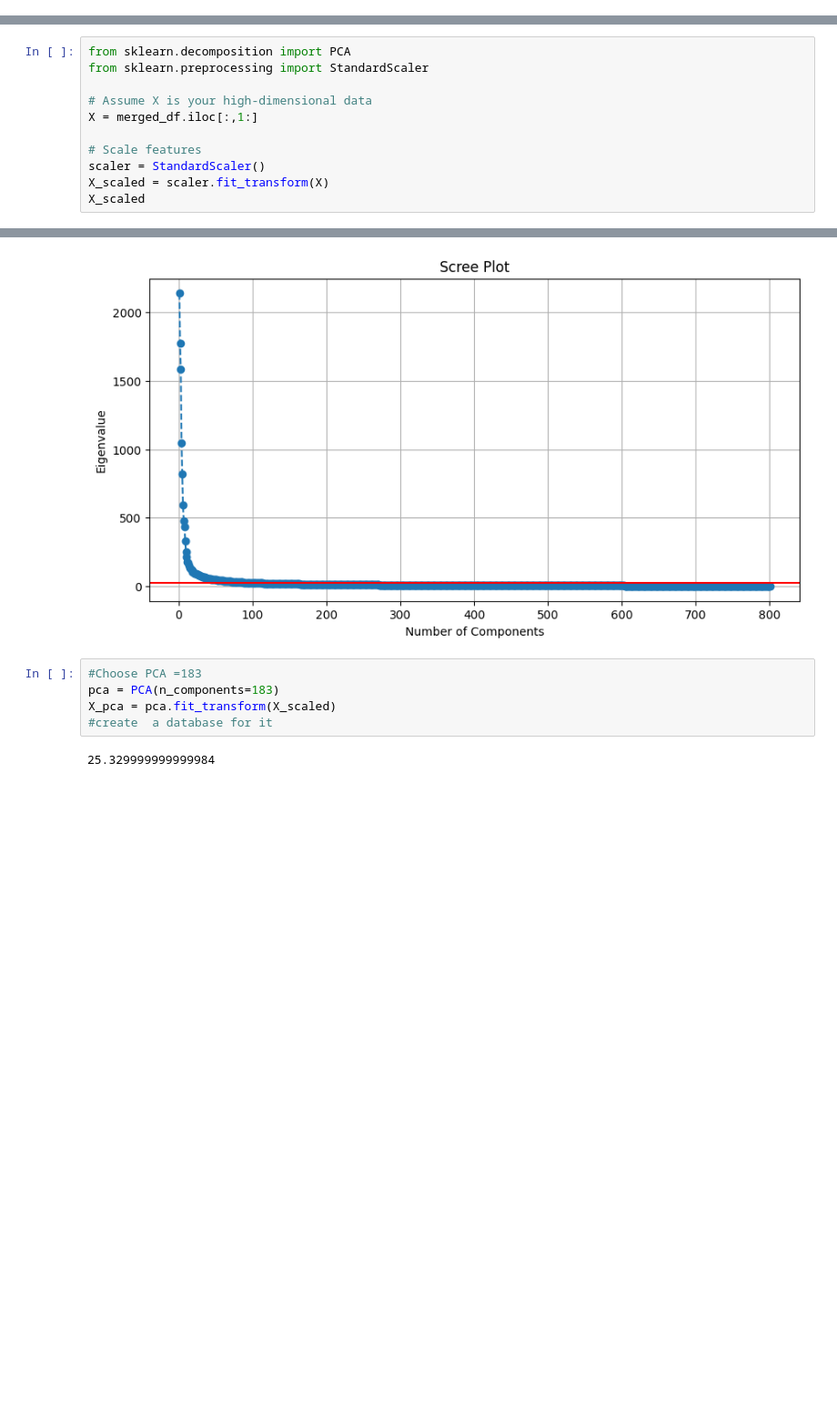
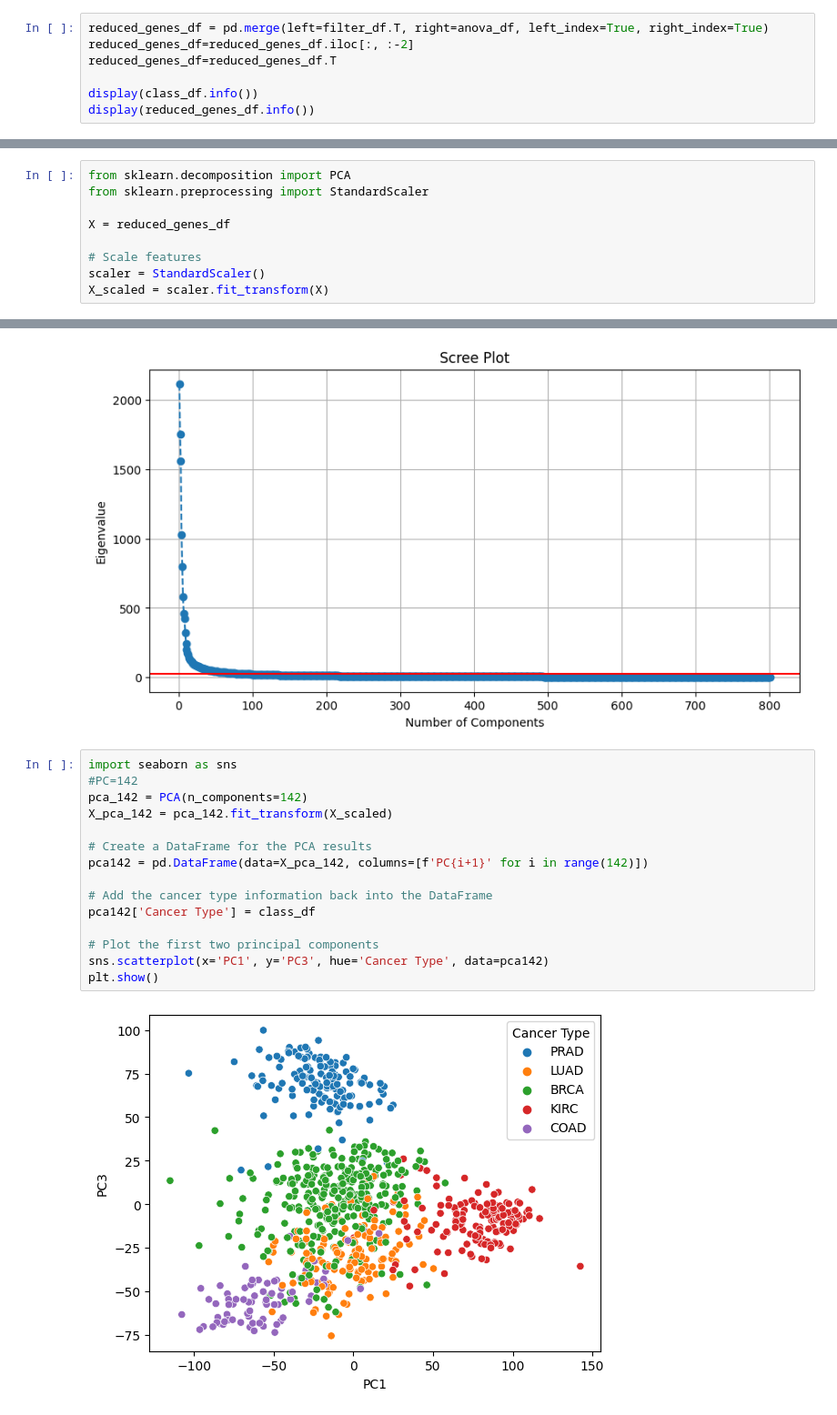
Before and after one commit to EdwinR01/DANA_4840, a Jupyter notebook: Thi_dana4840.ipynb, the cells around one changed output, grey strips where cells are left out. Shown at 91% size. Drawn from its saved outputs; the diff is of its cells as text; blank space fills up the shorter version.

```diff
--- a/Thi_dana4840.ipynb
+++ b/Thi_dana4840.ipynb
@@ -103,0 +207,7 @@ memory usage: 125.5+ MB
+# %%
+reduced_genes_df = pd.merge(left=filter_df.T, right=anova_df, left_index=True, right_index=True)
+reduced_genes_df=reduced_genes_df.iloc[:, :-2]
+reduced_genes_df=reduced_genes_df.T
+
+display(class_df.info())
+display(reduced_genes_df.info())
@@ -105,10 +235,8 @@ memory usage: 125.5+ MB
 from sklearn.decomposition import PCA
 from sklearn.preprocessing import StandardScaler
 
-# Assume X is your high-dimensional data
-X = merged_df.iloc[:,1:]
+X = reduced_genes_df
 
 # Scale features
 scaler = StandardScaler()
 X_scaled = scaler.fit_transform(X)
-X_scaled
@@ -191,10 +286,20 @@ plt.grid(True)
 plt.show()
 # %% [output]
 [figure]
-# %%
-#Choose PCA =183
-pca = PCA(n_components=183)
-X_pca = pca.fit_transform(X_scaled)
-#create  a database for it
-# %% [output]
-25.329999999999984
+# %%
+import seaborn as sns
+#PC=142
+pca_142 = PCA(n_components=142)
+X_pca_142 = pca_142.fit_transform(X_scaled)
+
+# Create a DataFrame for the PCA results
+pca142 = pd.DataFrame(data=X_pca_142, columns=[f'PC{i+1}' for i in range(142)])
+
+# Add the cancer type information back into the DataFrame
+pca142['Cancer Type'] = class_df
+
+# Plot the first two principal components
+sns.scatterplot(x='PC1', y='PC3', hue='Cancer Type', data=pca142)
+plt.show()
+# %% [output]
+[figure, added]
```
Also changed, not shown: parts of 56 cells of this notebook.
